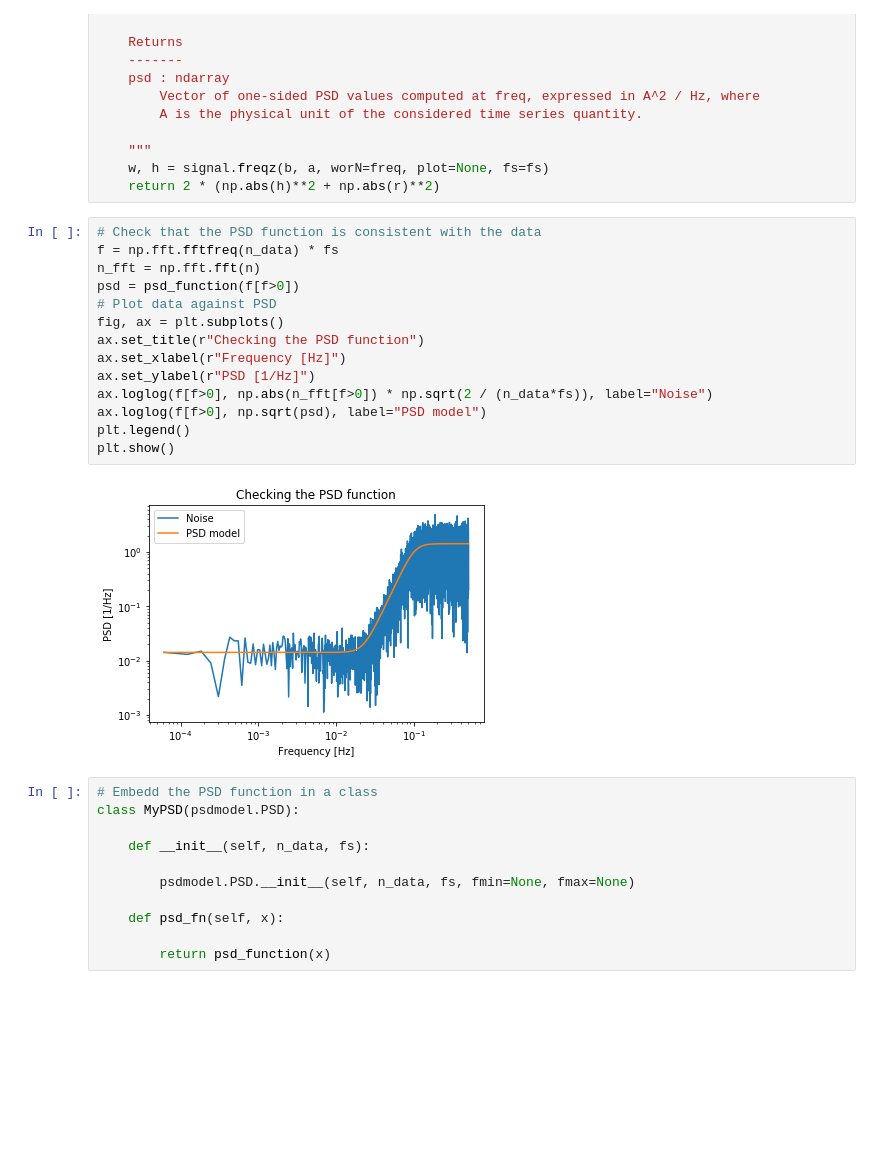
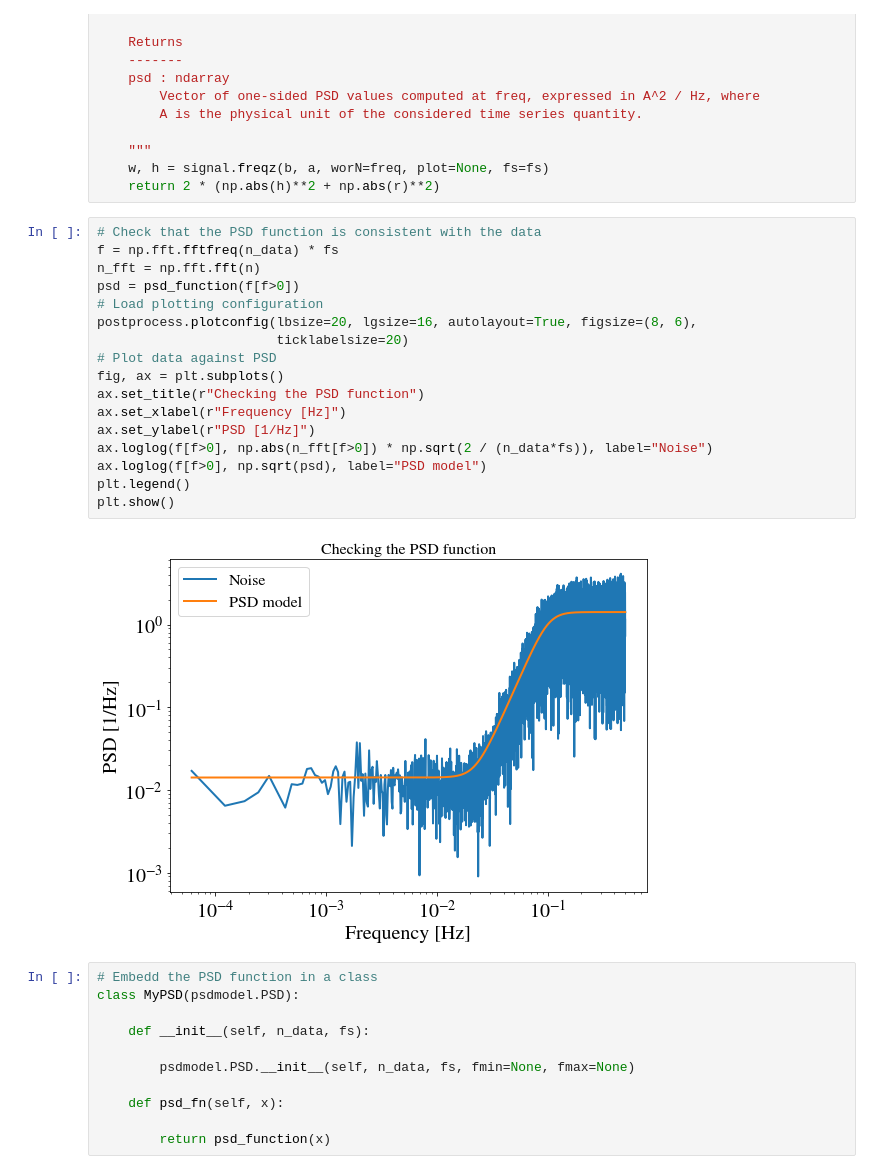
Before and after one commit to qbaghi/bayesdawn, a Jupyter notebook: notebooks/imputation_tutorial.ipynb, the cells around one changed output. Saved outputs shown, nothing was run; the diff lists cells and outputs as text; blank space fills up the shorter version.

```diff
--- a/notebooks/imputation_tutorial.ipynb
+++ b/notebooks/imputation_tutorial.ipynb
@@ -61,19 +72,22 @@ def psd_function(freq):
 # %%
 # Check that the PSD function is consistent with the data
 f = np.fft.fftfreq(n_data) * fs
 n_fft = np.fft.fft(n)
 psd = psd_function(f[f>0])
+# Load plotting configuration
+postprocess.plotconfig(lbsize=20, lgsize=16, autolayout=True, figsize=(8, 6),
+                       ticklabelsize=20)
 # Plot data against PSD
 fig, ax = plt.subplots()
 ax.set_title(r"Checking the PSD function")
 ax.set_xlabel(r"Frequency [Hz]")
 ax.set_ylabel(r"PSD [1/Hz]")
 ax.loglog(f[f>0], np.abs(n_fft[f>0]) * np.sqrt(2 / (n_data*fs)), label="Noise")
 ax.loglog(f[f>0], np.sqrt(psd), label="PSD model")
 plt.legend()
 plt.show()
 # %% [output]
-[figure, old version]
+[figure, new version]
 # %%
 # Embedd the PSD function in a class
 class MyPSD(psdmodel.PSD):
```
Also changed, not shown: parts of 16 cells of this notebook.
